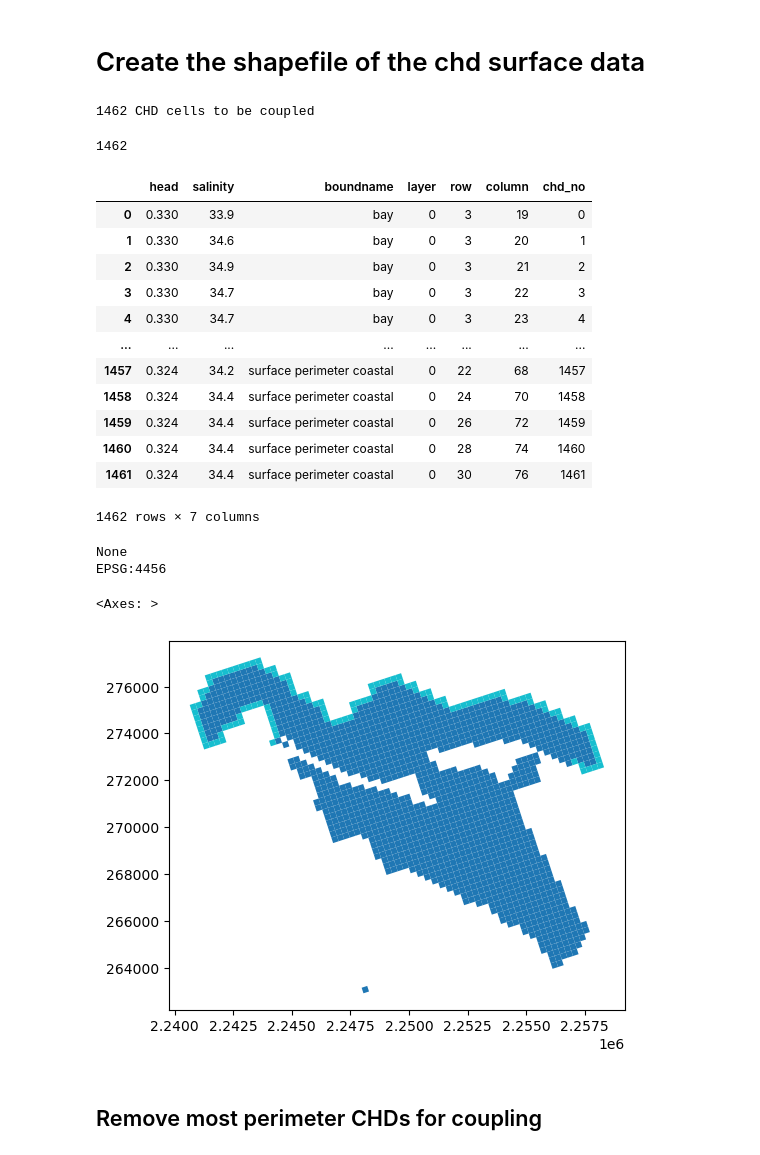
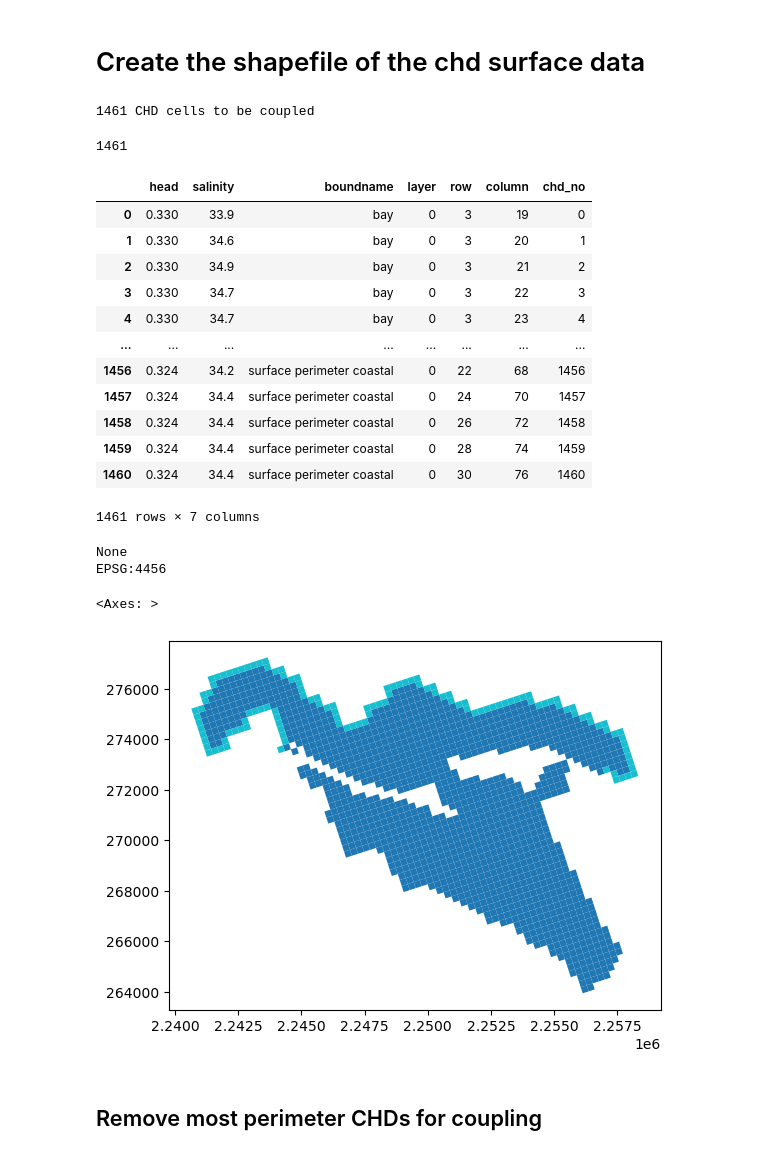
Before and after one commit to b-bayraktar/CF_PJ_modelarchive, a Jupyter notebook: modflow/notebooks/export_boundary_shapefiles_PJ.ipynb, the cells around one changed output. Cells and saved outputs as stored; diff of their text form; code cells hidden in the pictures.

```diff
--- a/modflow/notebooks/export_boundary_shapefiles_PJ.ipynb
+++ b/modflow/notebooks/export_boundary_shapefiles_PJ.ipynb
@@ -16,7 +16,7 @@ import flopy.plot.styles as styles
 # Load MF Simulation
 # %%
 to_crs_projection = "EPSG:32618"
-ws = pl.Path("../pj_2018_adjust_2CHDpkg/base/")
+ws = pl.Path("../pj_2018_adjust_CHDA1/base/")
 
 sim = flopy.mf6.MFSimulation.load(sim_ws=ws, use_pandas=False)
 sim.model_names
@@ -66,10 +68,11 @@ loading simulation...
 # %%
 fpth = pl.Path("../gis/PJ/PJ_chd_4456.shp")
 chds = gwf.get_package("chd_coast")
-chd_spd = pd.DataFrame(chds.stress_period_data.get_data(0))
-print(f'{chd_spd.shape[0]} CHD cells to be coupled')
-# %% [output]
-1462 CHD cells to be coupled
+# %%
+chd_spd = pd.DataFrame(chds.stress_period_data.get_data(0))
+print(f'{chd_spd.shape[0]} CHD cells to be coupled')
+# %% [output]
+1461 CHD cells to be coupled
 # %%
 vertices = []
 for k, i, j in chd_spd["cellid"]:
@@ -78,7 +81,7 @@ for k, i, j in chd_spd["cellid"]:
 polygons = [Polygon(vrt) for vrt in vertices]
 len(polygons)
 # %% [output]
-1462
+1461
 # %%
 layer = [k for k, i, j in chd_spd["cellid"]]
 row = [i for k, i, j in chd_spd["cellid"]]
@@ -98,12 +101,12 @@ chd_spd
 | 3 | 0.330 | 34.7 | bay | 0 | 3 | 22 | 3 |
 | 4 | 0.330 | 34.7 | bay | 0 | 3 | 23 | 4 |
 | ... | ... | ... | ... | ... | ... | ... | ... |
-| 1457 | 0.324 | 34.2 | surface perimeter coastal | 0 | 22 | 68 | 1457 |
-| 1458 | 0.324 | 34.4 | surface perimeter coastal | 0 | 24 | 70 | 1458 |
-| 1459 | 0.324 | 34.4 | surface perimeter coastal | 0 | 26 | 72 | 1459 |
-| 1460 | 0.324 | 34.4 | surface perimeter coastal | 0 | 28 | 74 | 1460 |
-| 1461 | 0.324 | 34.4 | surface perimeter coastal | 0 | 30 | 76 | 1461 |
+| 1456 | 0.324 | 34.2 | surface perimeter coastal | 0 | 22 | 68 | 1456 |
+| 1457 | 0.324 | 34.4 | surface perimeter coastal | 0 | 24 | 70 | 1457 |
+| 1458 | 0.324 | 34.4 | surface perimeter coastal | 0 | 26 | 72 | 1458 |
+| 1459 | 0.324 | 34.4 | surface perimeter coastal | 0 | 28 | 74 | 1459 |
+| 1460 | 0.324 | 34.4 | surface perimeter coastal | 0 | 30 | 76 | 1460 |
-1462 rows × 7 columns
+1461 rows × 7 columns
 # %%
 # Using flopy.utils.recarray2shp() to write a shapefile (.shp) and save it to the 'fpth'
 # BNB note -  I don't think the line below actually assigns the crs
@@ -111,15 +114,16 @@ recarray2shp(chd_spd.to_records(index=False), geoms=polygons, shpname=fpth, crs=
 # %%
 # Read in the shapefile that was saved in the previous cell
 gdf = gpd.read_file(fpth)
 print(gdf.crs)
 gdf.crs = gwf.modelgrid.crs
 print(gdf.crs)
-gdf.plot(column='boundname')
+fig,ax=plt.subplots()
+gdf.plot(ax=ax,column='boundname')
 # %% [output]
 None
 EPSG:4456
 <Axes: >
-[figure, old version]
+[figure, new version]
 # %% [markdown]
 ## Remove most perimeter CHDs for coupling
 # %%
```
Also changed, not shown: parts of 9 cells of this notebook, 22 other files.
